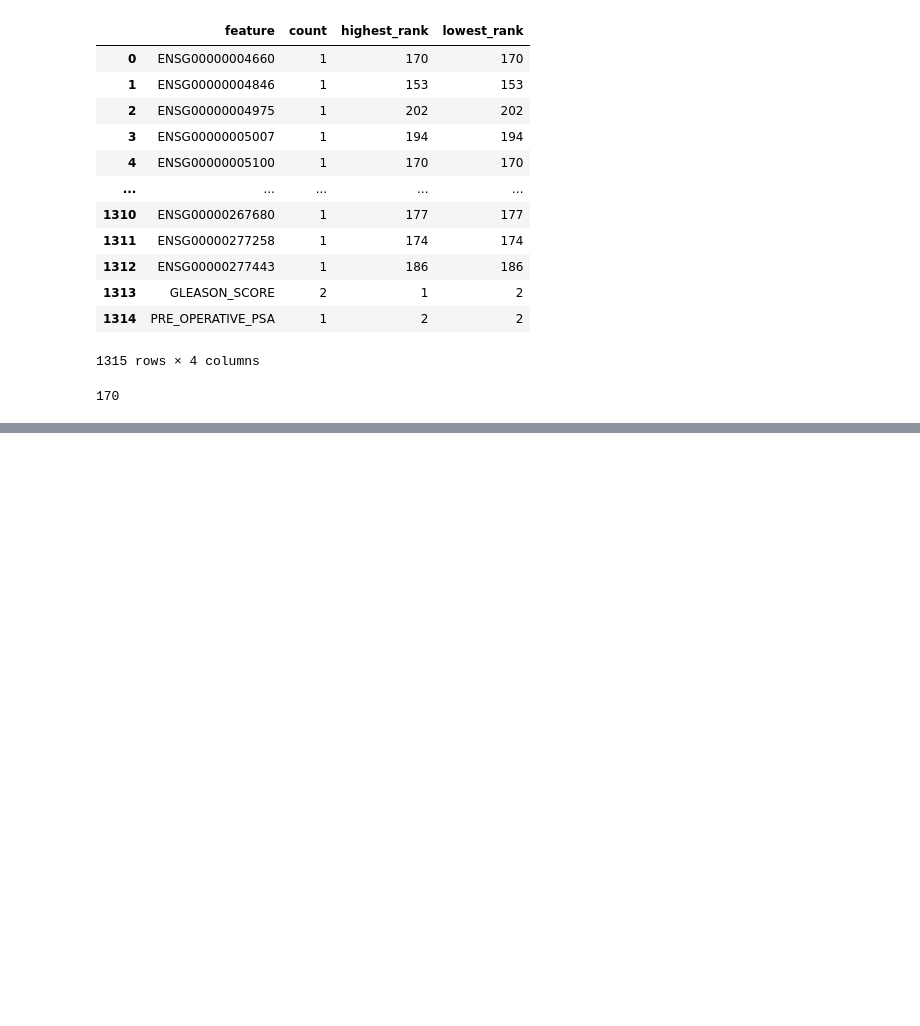
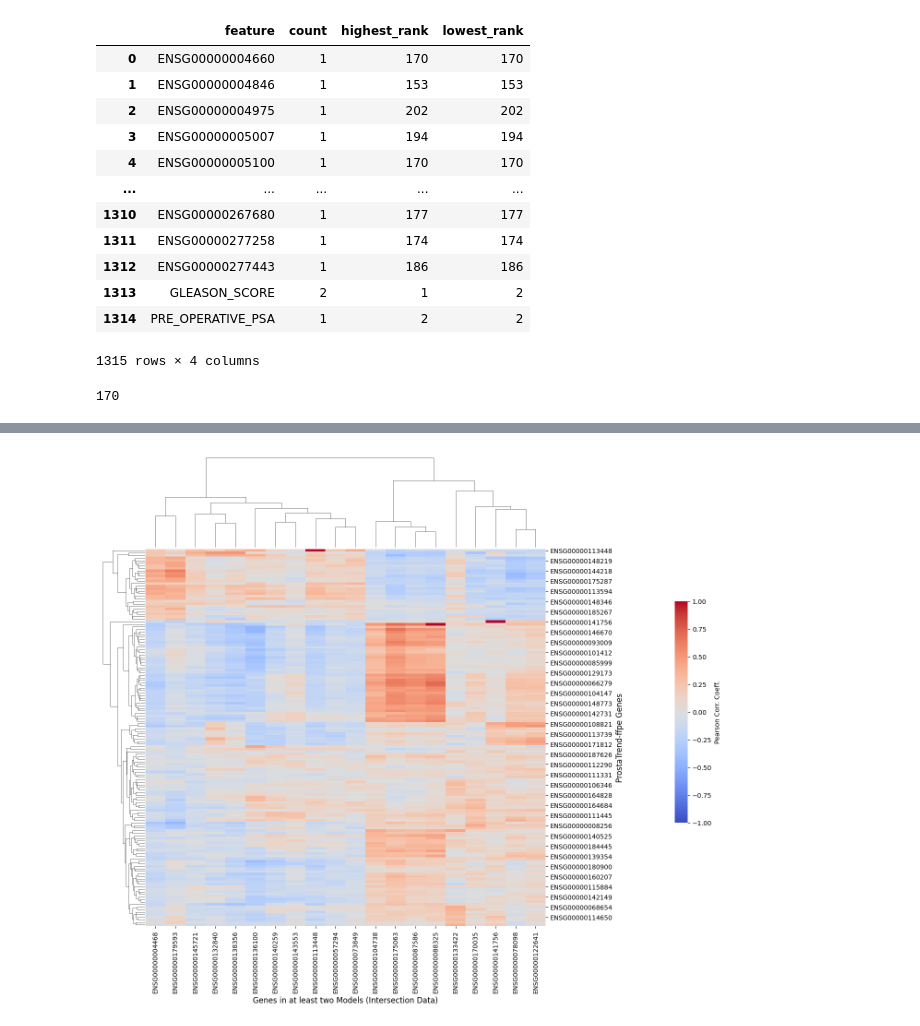
Before and after one commit to Statistical-Consulting/PCaPrognostics, a Jupyter notebook: eda_and_analysis/feature_importance.ipynb, the cells around one changed output, grey strips where cells are left out. Drawn from its saved outputs; the diff is of its cells as text; code cells hidden in the pictures; blank space fills up the shorter version.

```diff
--- a/eda_and_analysis/feature_importance.ipynb
+++ b/eda_and_analysis/feature_importance.ipynb
@@ -227,0 +277,25 @@ KeyboardInterrupt:
+# %%
+import pandas as pd
+import seaborn as sns
+import matplotlib.pyplot as plt
+
+cluster_map = sns.clustermap(
+    cross_corr, annot=False, cmap='coolwarm', fmt = ".1f", figsize=(14, 12), cbar_kws={"label": "Pearson Corr. Coeff."},
+    row_cluster=True, col_cluster=True,
+    #cbar_pos=(0.1, 0.1, .01,0.1),
+    vmin=-1, vmax=1,     # Force legend to display within [-1, 1]
+    dendrogram_ratio=(.1, .2),
+)
+
+# Customize axis labels and remove individual feature names
+#cluster_map.ax_heatmap.set_xticklabels([])  # Remove x-axis feature names
+#cluster_map.ax_heatmap.set_yticklabels([])  # Remove y-axis feature names
+cluster_map.ax_heatmap.set_xlabel("Genes in at least two Models (Intersection Data)", fontsize=12, labelpad=5)
+cluster_map.ax_heatmap.set_ylabel("ProstaTrend-ffpe Genes", fontsize=12, labelpad=5)
+cluster_map.fig.subplots_adjust(right=0.7)
+cluster_map.ax_cbar.set_position((0.9, .32, .02, .4))
+#cluster_map.cax.set_position([0.5, 0.02, 0.5, 0.02])
+cluster_map.cax.tick_params(labelsize=10)
+plt.show()
+# %% [output]
+[figure, added]
```
Also changed, not shown: parts of 11 cells of this notebook, 14 other files.
